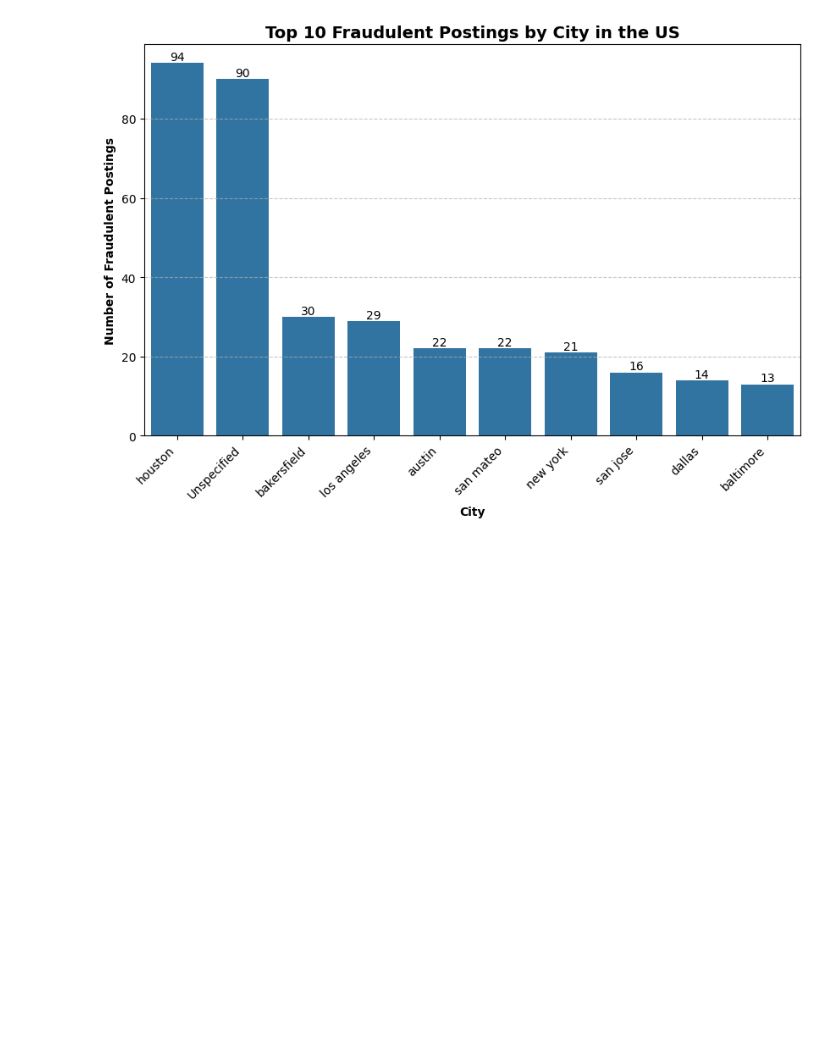
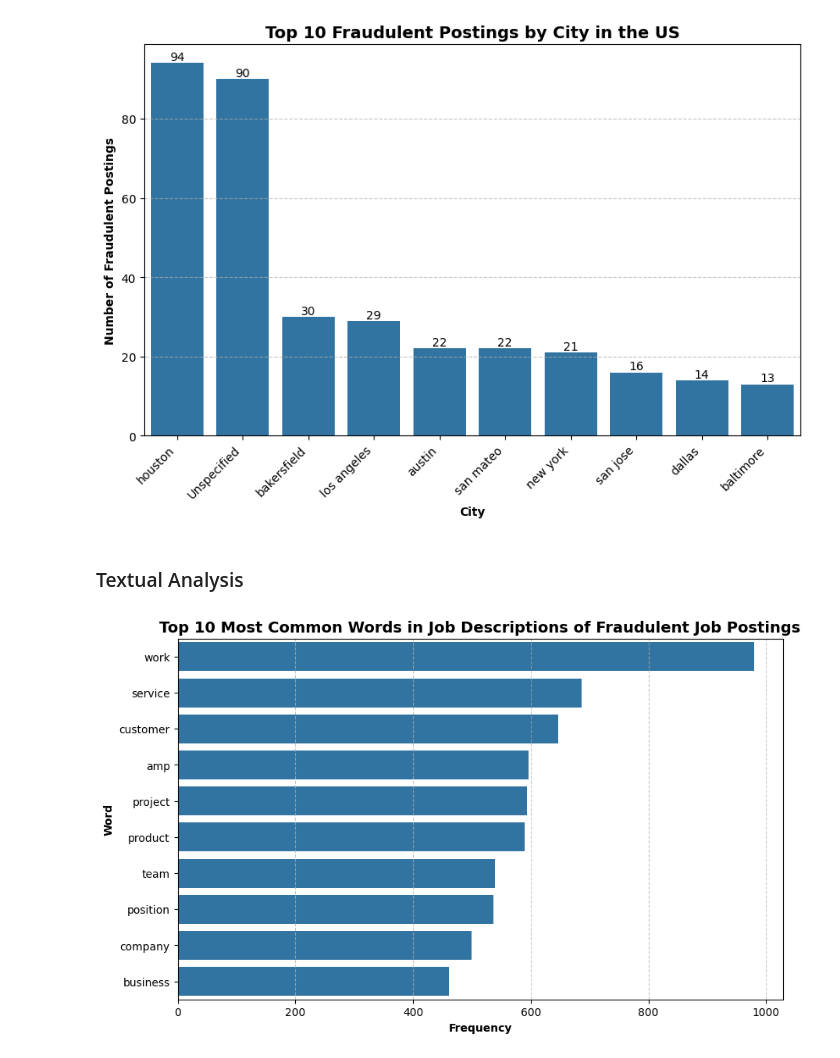
Before and after one commit to cheryltan17/DSA4263-Project, a Jupyter notebook: eda_ftr_eng/EDA.ipynb, the cells around one changed output. Saved outputs shown, nothing was run; the diff lists cells and outputs as text; code cells hidden in the pictures; blank space fills up the shorter version.

```diff
--- a/eda_ftr_eng/EDA.ipynb
+++ b/eda_ftr_eng/EDA.ipynb
@@ -321,3 +307,29 @@ for p in ax.patches:
 plt.show()
 # %% [output]
 [figure]
+# %% [markdown]
+### Textual Analysis
+# %%
+# top 10 most common words found in fraudulent job description
+
+fraudulent_df = df[df['Fraudulent'] == 1]
+fraudulent_posts = fraudulent_df['Job_Description']
+
+all_words = " ".join(fraudulent_posts).split()
+all_words = [word for word in all_words if word != 'â']
+
+word_counts = Counter(all_words)
+word_freq_df = pd.DataFrame(word_counts.items(), columns=['Word', 'Frequency'])
+word_freq_df = word_freq_df.sort_values(by='Frequency', ascending=False)
+
+# Plotting the top 10 most common words
+top_10_words = word_freq_df.head(10)
+plt.figure(figsize=(10, 6))
+ax = sns.barplot(x='Frequency', y='Word', data=top_10_words)
+plt.title('Top 10 Most Common Words in Job Descriptions of Fraudulent Job Postings', fontsize=14, fontweight='bold')
+plt.xlabel('Frequency', fontweight='bold')
+plt.ylabel('Word', fontweight='bold')
+ax.grid(axis='x', linestyle='--', alpha=0.7)
+plt.show()
+# %% [output]
+[figure, added]
```
Also changed, not shown: parts of 20 cells of this notebook.
